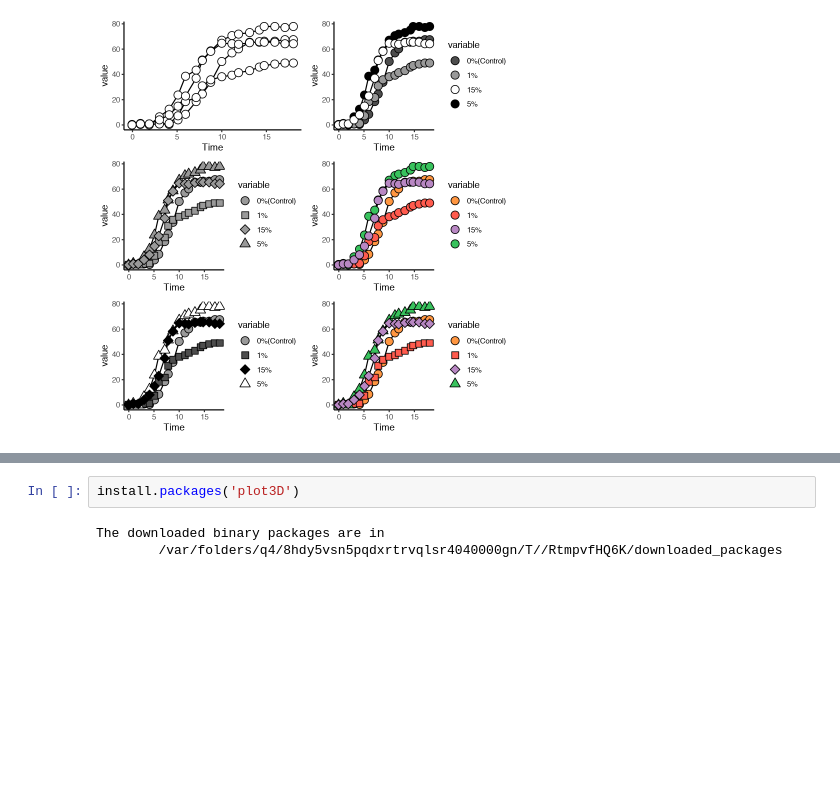
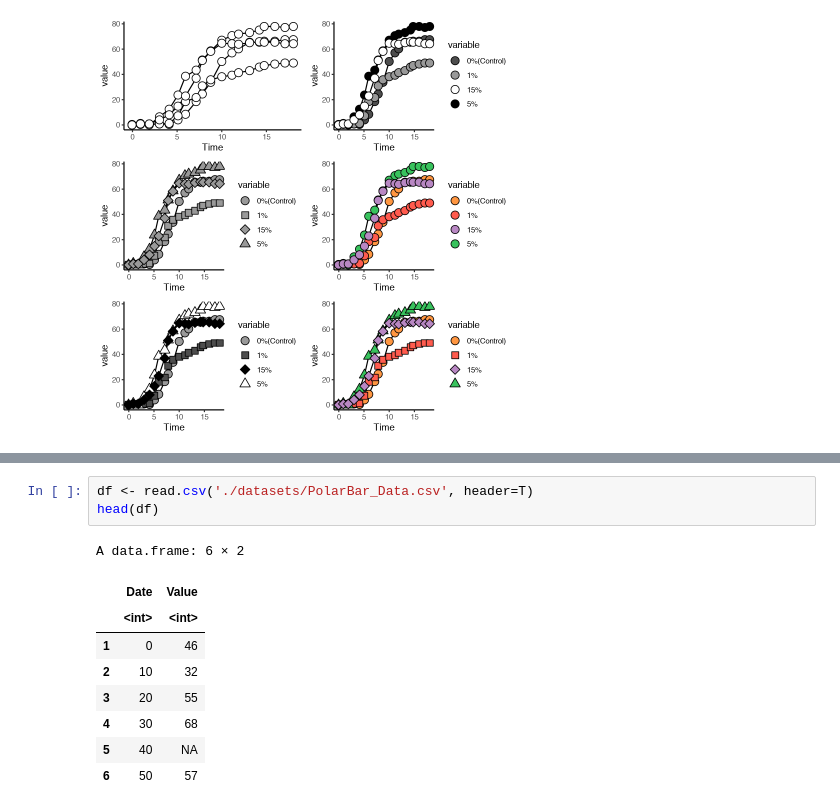
Before and after one commit to peiwang27/R, a Jupyter notebook: R语言数据可视化.ipynb, the cells around one changed output, grey strips where cells are left out. Drawn from its saved outputs; the diff is of its cells as text; blank space fills up the shorter version.

```diff
--- a/R语言数据可视化.ipynb
+++ b/R语言数据可视化.ipynb
@@ -157,5 +135,13 @@ ERROR: Error in library(plot3D): there is no package called ‘plot3D’
-# %%
-install.packages('plot3D')
-# %% [output]
-The downloaded binary packages are in
-        /var/folders/q4/8hdy5vsn5pqdxrtrvqlsr4040000gn/T//RtmpvfHQ6K/downloaded_packages
+# %%
+df <- read.csv('./datasets/PolarBar_Data.csv', header=T)
+head(df)
+# %% [output]
+A data.frame: 6 × 2
+|  | Date | Value |
+|  | <int> | <int> |
+| 1 | 0 | 46 |
+| 2 | 10 | 32 |
+| 3 | 20 | 55 |
+| 4 | 30 | 68 |
+| 5 | 40 | NA |
+| 6 | 50 | 57 |
```
Also changed, not shown: parts of 8 cells of this notebook.
